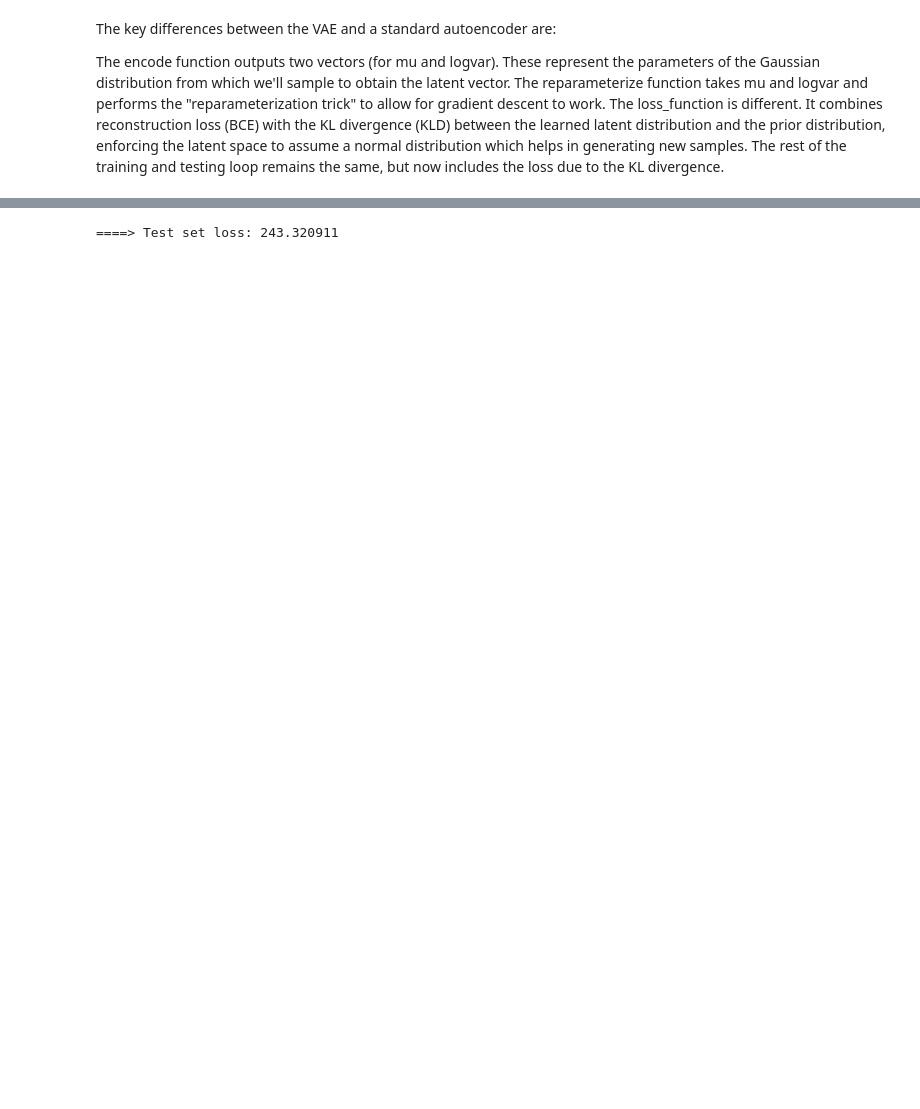
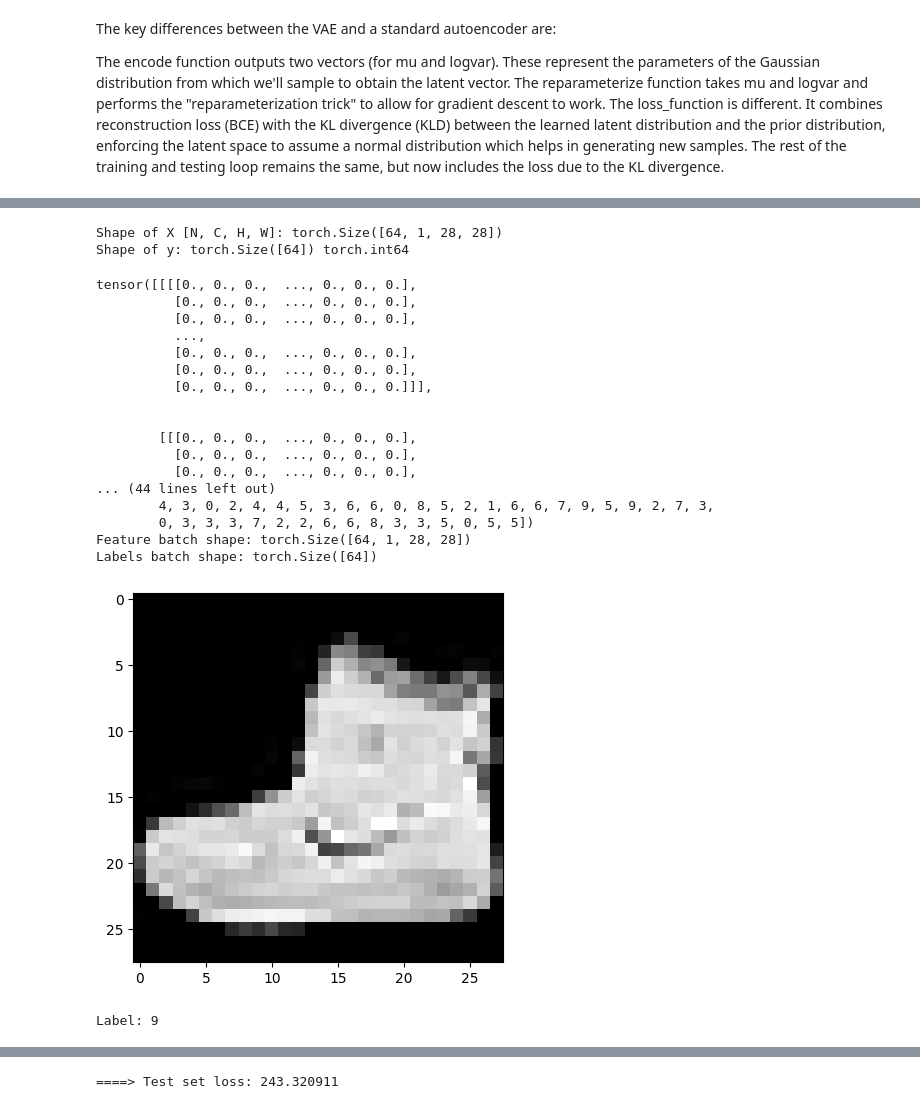
Before and after one commit to rsaran-BioAI/AGILE, a Jupyter notebook: FashionMNIST_VAE.ipynb, the cells around one changed output, grey strips where cells are left out. Cells and saved outputs as stored; diff of their text form; code cells hidden in the pictures; blank space fills up the shorter version.

```diff
--- a/FashionMNIST_VAE.ipynb
+++ b/FashionMNIST_VAE.ipynb
@@ -50,0 +83,44 @@ Extracting data/FashionMNIST/raw/t10k-labels-idx1-ubyte.gz to data/FashionMNIST/
+# %%
+# Iterating through the data loader
+
+for X, y in test_dataloader:
+    print(f"Shape of X [N, C, H, W]: {X.shape}")
+    print(f"Shape of y: {y.shape} {y.dtype}")
+    break
+# %% [output]
+Shape of X [N, C, H, W]: torch.Size([64, 1, 28, 28])
+Shape of y: torch.Size([64]) torch.int64
+# %%
+# Each iteration below returns a batch of train_features and train_labels (containing batch_size=64 features and labels respectively).
+#Because we specified shuffle=True, after we iterate over all batches the data is shuffled (for finer-grained control over the data loading order, take a look at Samplers).
+
+train_features, train_labels = next(iter(train_dataloader)) # This means that 'DataLoader' function returns two values: train_features and train_labels
+print(train_features)
+print(train_labels)
+print(f"Feature batch shape: {train_features.size()}")
+print(f"Labels batch shape: {train_labels.size()}")
+img = train_features[0].squeeze()
+label = train_labels[0]
+plt.imshow(img, cmap="gray")
+plt.show()
+print(f"Label: {label}")
+# %% [output]
+tensor([[[[0., 0., 0.,  ..., 0., 0., 0.],
+          [0., 0., 0.,  ..., 0., 0., 0.],
+          [0., 0., 0.,  ..., 0., 0., 0.],
+          ...,
+          [0., 0., 0.,  ..., 0., 0., 0.],
+          [0., 0., 0.,  ..., 0., 0., 0.],
+          [0., 0., 0.,  ..., 0., 0., 0.]]],
+
+
+        [[[0., 0., 0.,  ..., 0., 0., 0.],
+          [0., 0., 0.,  ..., 0., 0., 0.],
+          [0., 0., 0.,  ..., 0., 0., 0.],
+... (44 lines left out)
+        4, 3, 0, 2, 4, 4, 5, 3, 6, 6, 0, 8, 5, 2, 1, 6, 6, 7, 9, 5, 9, 2, 7, 3,
+        0, 3, 3, 3, 7, 2, 2, 6, 6, 8, 3, 3, 5, 0, 5, 5])
+Feature batch shape: torch.Size([64, 1, 28, 28])
+Labels batch shape: torch.Size([64])
+[figure, added]
+Label: 9
```
Also changed, not shown: parts of 9 cells of this notebook.
